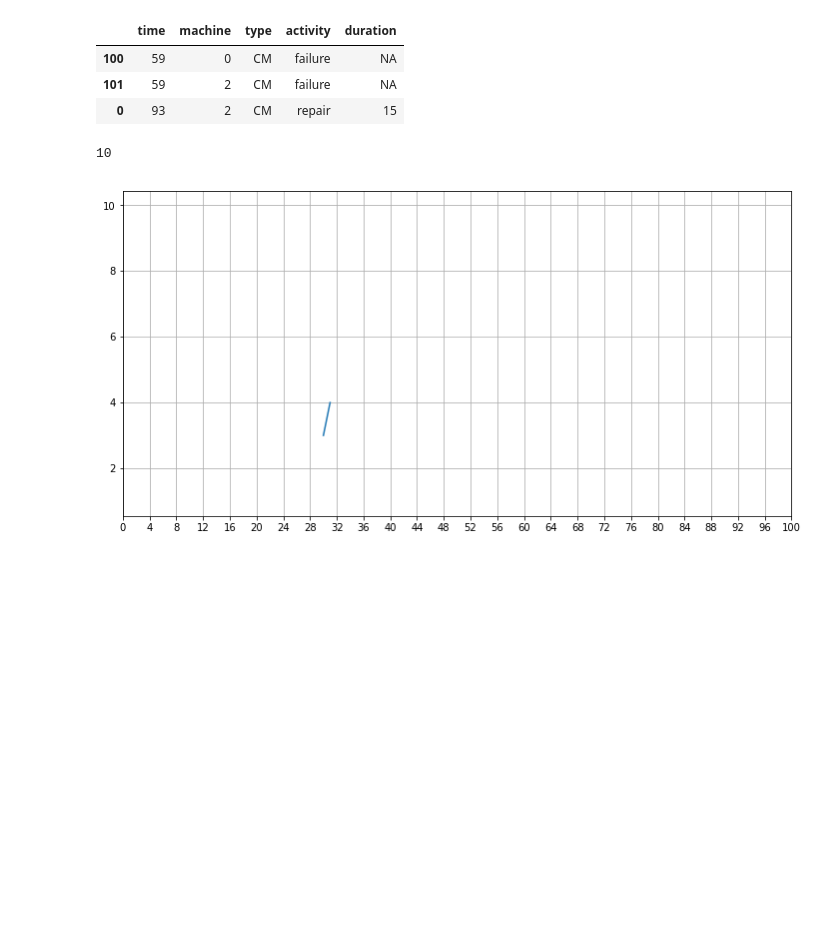
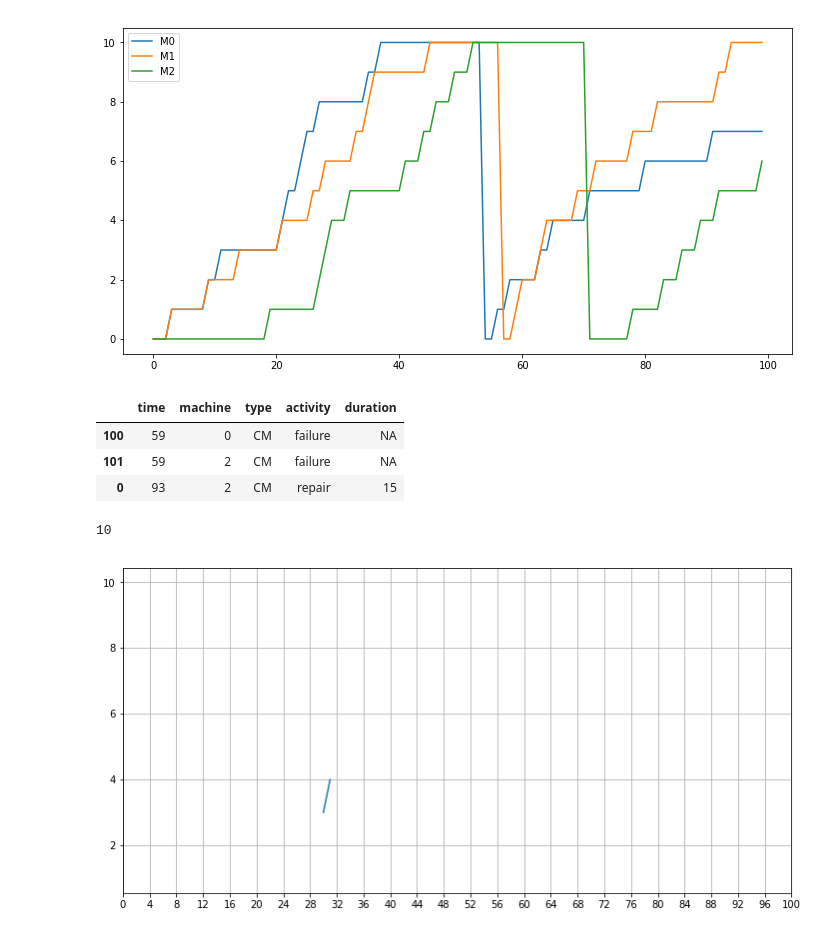
Before and after one commit to m-hoff/simantha, a Jupyter notebook: scheduler_test.ipynb, the cells around one changed output. Drawn from its saved outputs; the diff is of its cells as text; code cells hidden in the pictures; blank space fills up the shorter version.

```diff
--- a/scheduler_test.ipynb
+++ b/scheduler_test.ipynb
@@ -35,3 +49,11 @@ True
+# %%
+plt.figure(figsize=(12,6))
+for i in range(sys.M):
+    plt.plot(sys.machine_data['M{} health'.format(i)], label='M{}'.format(i))
+plt.legend()
+plt.show()
+# %% [output]
+[figure, added]
 # %%
 sys.maintenance_data.dropna()
 # %% [output]
```
Also changed, not shown: parts of 5 cells of this notebook, 4 other files.
